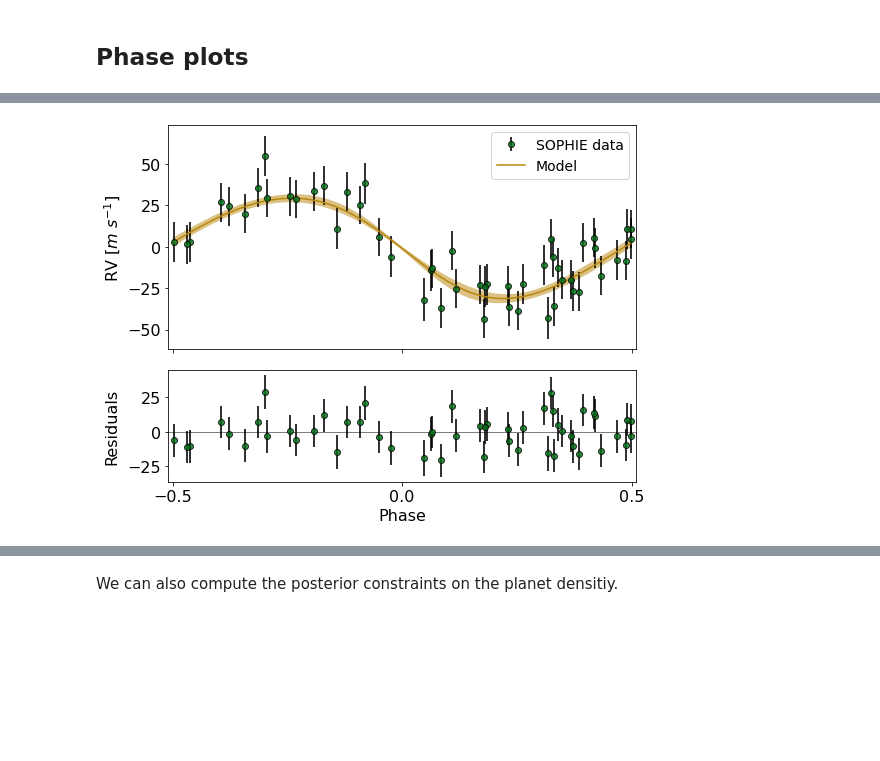
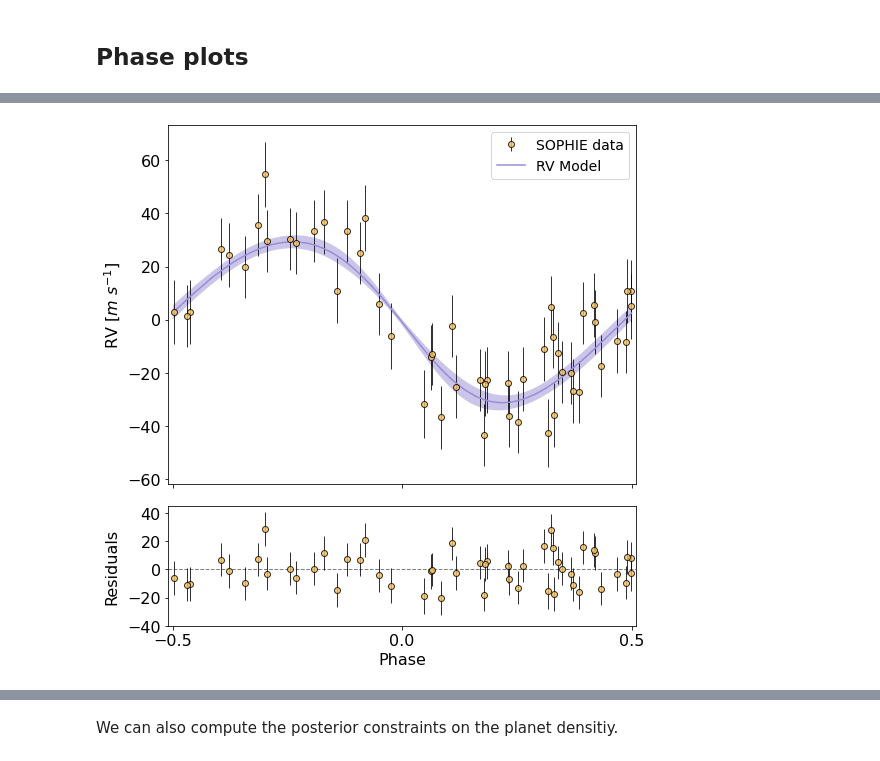
Before and after one commit to juanserrano90/toi1199-1273, a Jupyter notebook: joint_1199.ipynb, the cells around one changed output, grey strips where cells are left out. Drawn from its saved outputs; the diff is of its cells as text; code cells hidden in the pictures; blank space fills up the shorter version.

```diff
--- a/joint_1199.ipynb
+++ b/joint_1199.ipynb
@@ -765,41 +787,40 @@ plt.tight_layout()
 # %%
 rv_jitter = np.exp(np.median(flat_samps['log_sigma_rv']))
 bkg_ = np.median(flat_samps['bkg'].values, axis=-1)
 rv_model_ = np.median(flat_samps['rv_model'].values, axis=-1)
 
 # Plot the folded data
-fig, (ax1, ax2) = plt.subplots(2, 1, figsize=(8, 6), sharex=True, gridspec_kw={'height_ratios': [2,1]})
+fig, (ax1, ax2) = plt.subplots(2, 1, figsize=(8, 8), sharex=True, gridspec_kw={'height_ratios': [3,1]})
 x_fold = (x_rv - t0_ + 0.5 * p_) % p_ - 0.5 * p_
-#ax1.plot(x_fold, y_rv - bkg_,".k", label='SOPHIE data')
-ax1.errorbar(x_fold/p_, y_rv - bkg_, yerr=np.sqrt(yerr_rv**2+rv_jitter**2), fmt="o", color='C1',
-            markeredgecolor='k', ecolor='k', elinewidth=2, label='SOPHIE data', alpha=0.8)
-#ax1.set_ylim(-70,70)
+ax1.errorbar(x_fold/p_, y_rv - bkg_, yerr=np.sqrt(yerr_rv**2+rv_jitter**2), fmt="o", color='#FBC15E',
+            markeredgecolor='k', ecolor='k', elinewidth=1, label='SOPHIE data', alpha=0.8)
 
 # Compute the posterior prediction for the folded RV model
 t_fold = (t_rv - t0_ + 0.5 * p_) % p_ - 0.5 * p_
 inds = np.argsort(t_fold)
 pred = np.percentile(trace.posterior["vrad_pred"].values[:, :, inds],[16, 50, 84],axis=(0, 1),)
-ax1.plot(t_fold[inds]/p_, pred[1], color="C4", label="Model")
-art = ax1.fill_between(t_fold[inds]/p_, pred[0], pred[2], color="C4", alpha=0.5)
+ax1.plot(t_fold[inds]/p_, pred[1], color="#988ED5", label="RV Model")
+art = ax1.fill_between(t_fold[inds]/p_, pred[0], pred[2], color="#988ED5", alpha=0.5)
 art.set_edgecolor("none")
 #ax1.set_xlim(-0.5 * p_, 0.5 * p_)
 ax1.set_xlim(-0.51, 0.51)
 ax1.set_ylabel("RV [$m~s^{-1}$]")
 handles, labels = ax1.get_legend_handles_labels()
 ax1.legend(handles[::-1], labels[::-1], fontsize=14, loc='best')
 
 # Plot the folded residuals
-ax2.axhline(y=0, color='k', linewidth=1, alpha=0.5)
-ax2.errorbar(x_fold/p_, y_rv-rv_model_ - bkg_, yerr=np.sqrt(yerr_rv**2+rv_jitter**2), fmt="o", color='C1',
-            markeredgecolor='k', ecolor='k', elinewidth=2, alpha=0.8, label='residuals')
+ax2.axhline(y=0, ls='--', color='k', linewidth=1, alpha=0.5)
+ax2.errorbar(x_fold/p_, y_rv-rv_model_ - bkg_, yerr=np.sqrt(yerr_rv**2+rv_jitter**2), fmt="o", color='#FBC15E',
+            markeredgecolor='k', ecolor='k', elinewidth=1, alpha=0.8, label='residuals')
 ax2.set_ylabel('Residuals', labelpad=8)
 ax2.set_xlabel("Phase")
 ax2.set_xlim(-0.51, 0.51)
 ax2.set_xticks([-0.5, 0, 0.5])
+ax2.set_yticks([-40,-20, 0, 20, 40])
 plt.tight_layout()
-#plt.savefig('fit_rv_joint_1199.png',dpi=300,bbox_inches='tight', facecolor='white')
+#plt.savefig('fit_rv_joint_1199.png', dpi=300, bbox_inches='tight', facecolor='white')
 # %% [output]
-[figure, old version]
+[figure, new version]
 # %%
 from uncertainties import ufloat
 from uncertainties.umath import *
```
Also changed, not shown: parts of 28 cells of this notebook, 4 other files.
